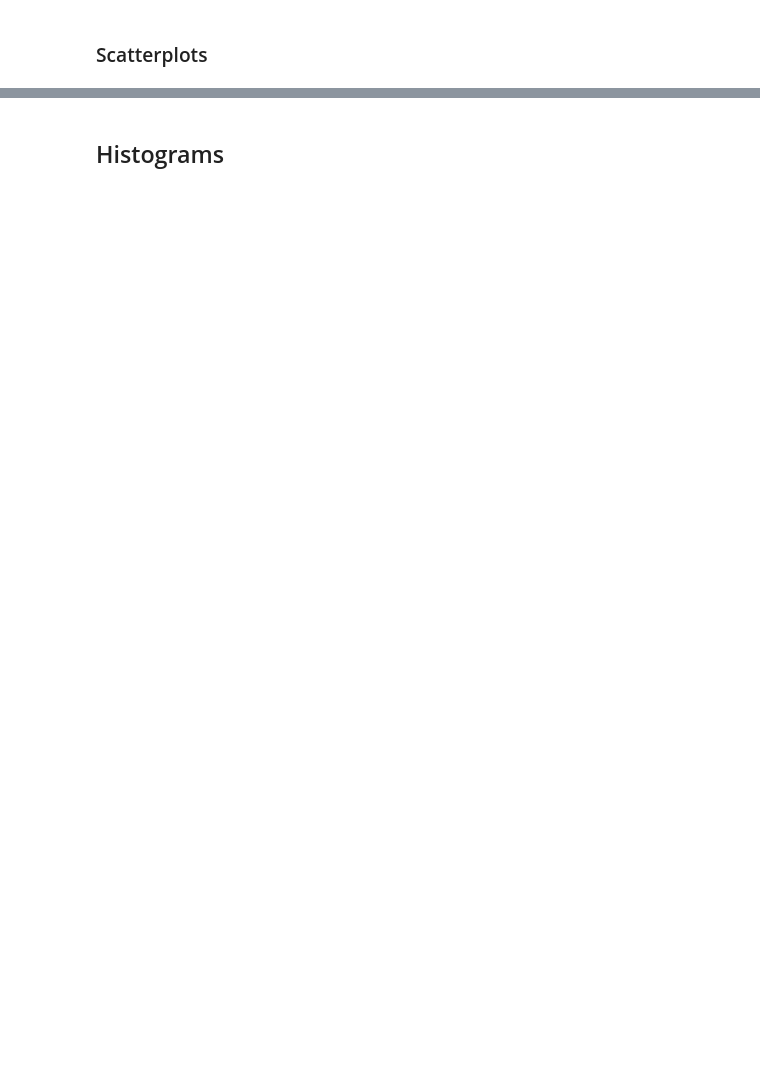
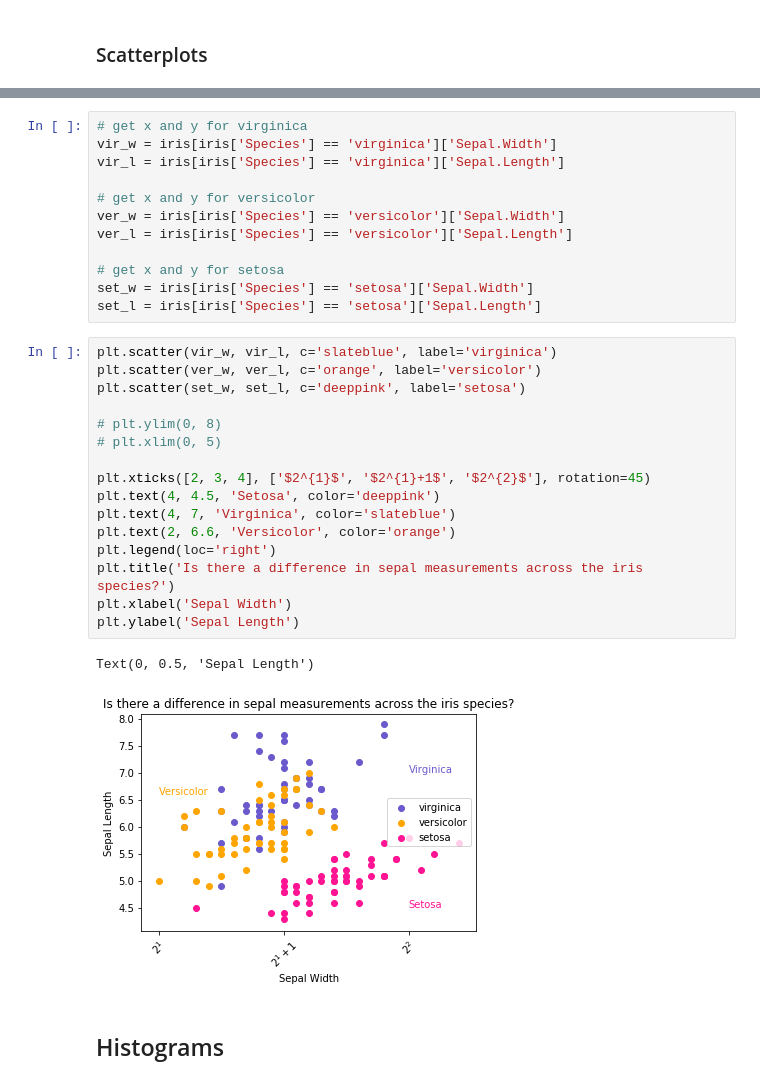
Before and after one commit to CodeupClassroom/darden-data-science-libraries, a Jupyter notebook: matplotlib_exercises.ipynb, the cells around one changed output, grey strips where cells are left out. Drawn from its saved outputs; the diff is of its cells as text; blank space fills up the shorter version.

```diff
--- a/matplotlib_exercises.ipynb
+++ b/matplotlib_exercises.ipynb
@@ -98,2 +185,33 @@ iris.head()
+# %%
+# get x and y for virginica
+vir_w = iris[iris['Species'] == 'virginica']['Sepal.Width']
+vir_l = iris[iris['Species'] == 'virginica']['Sepal.Length']
+
+# get x and y for versicolor
+ver_w = iris[iris['Species'] == 'versicolor']['Sepal.Width']
+ver_l = iris[iris['Species'] == 'versicolor']['Sepal.Length']
+
+# get x and y for setosa
+set_w = iris[iris['Species'] == 'setosa']['Sepal.Width']
+set_l = iris[iris['Species'] == 'setosa']['Sepal.Length']
+# %%
+plt.scatter(vir_w, vir_l, c='slateblue', label='virginica')
+plt.scatter(ver_w, ver_l, c='orange', label='versicolor')
+plt.scatter(set_w, set_l, c='deeppink', label='setosa')
+
+# plt.ylim(0, 8)
+# plt.xlim(0, 5)
+
+plt.xticks([2, 3, 4], ['$2^{1}$', '$2^{1}+1$', '$2^{2}$'], rotation=45)
+plt.text(4, 4.5, 'Setosa', color='deeppink')
+plt.text(4, 7, 'Virginica', color='slateblue')
+plt.text(2, 6.6, 'Versicolor', color='orange')
+plt.legend(loc='right')
+plt.title('Is there a difference in sepal measurements across the iris species?')
+plt.xlabel('Sepal Width')
+plt.ylabel('Sepal Length')
+# %% [output]
+Text(0, 0.5, 'Sepal Length')
+[figure, added]
 # %% [markdown]
 ## Histograms
```
Also changed, not shown: parts of 22 cells of this notebook, 1 other file.
